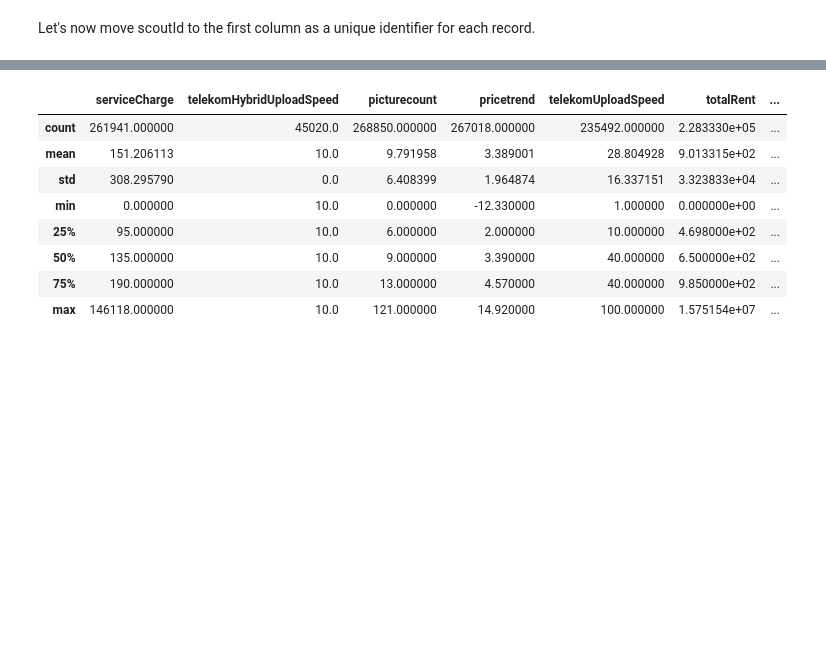
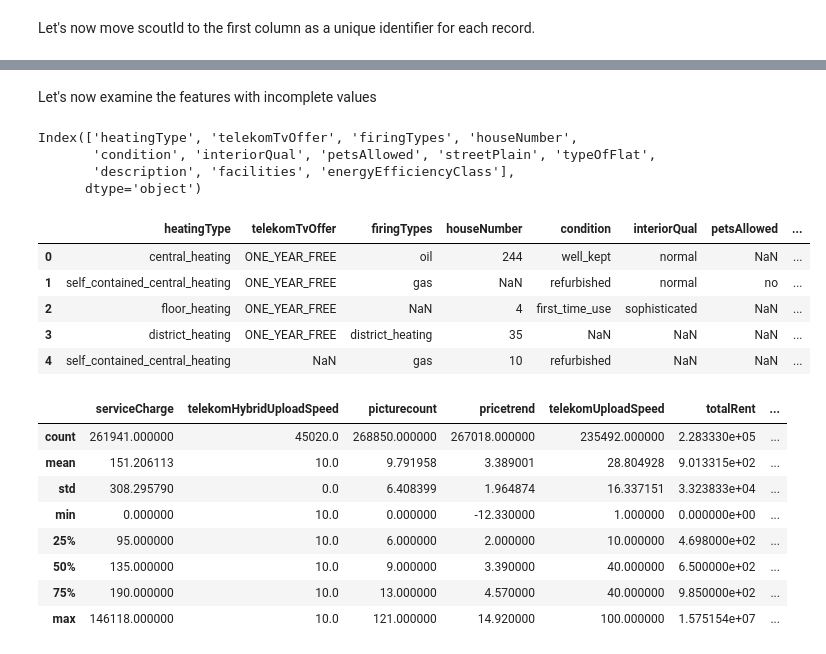
Before and after one commit to femi-lujo/germany_rental_apartments, a Jupyter notebook: notebooks/data_wrangling.ipynb, the cells around one changed output, grey strips where cells are left out. Saved outputs shown, nothing was run; the diff lists cells and outputs as text; code cells hidden in the pictures; blank space fills up the shorter version.

```diff
--- a/notebooks/data_wrangling.ipynb
+++ b/notebooks/data_wrangling.ipynb
@@ -172,3 +231,23 @@ immo_data[['serviceCharge', 'pricetrend', 'totalRent', 'baseRent', 'heatingCosts
+# %% [markdown]
+Let's now examine the features with incomplete values
+# %%
+incomplete_cat = immo_cat.loc[:, immo_cat.isnull().sum() > 0]
+# %%
+incomplete_cat.columns
+# %% [output]
+Index(['heatingType', 'telekomTvOffer', 'firingTypes', 'houseNumber',
+       'condition', 'interiorQual', 'petsAllowed', 'streetPlain', 'typeOfFlat',
+       'description', 'facilities', 'energyEfficiencyClass'],
+      dtype='object')
+# %%
+incomplete_cat.head()
+# %% [output]
+|  | heatingType | telekomTvOffer | firingTypes | houseNumber | condition | interiorQual | petsAllowed | ... |
+| 0 | central_heating | ONE_YEAR_FREE | oil | 244 | well_kept | normal | NaN | ... |
+| 1 | self_contained_central_heating | ONE_YEAR_FREE | gas | NaN | refurbished | normal | no | ... |
+| 2 | floor_heating | ONE_YEAR_FREE | NaN | 4 | first_time_use | sophisticated | NaN | ... |
+| 3 | district_heating | ONE_YEAR_FREE | district_heating | 35 | NaN | NaN | NaN | ... |
+| 4 | self_contained_central_heating | NaN | gas | 10 | refurbished | NaN | NaN | ... |
 # %%
 immo_data.describe()
 # %% [output]
```
Also changed, not shown: parts of 53 cells of this notebook.
